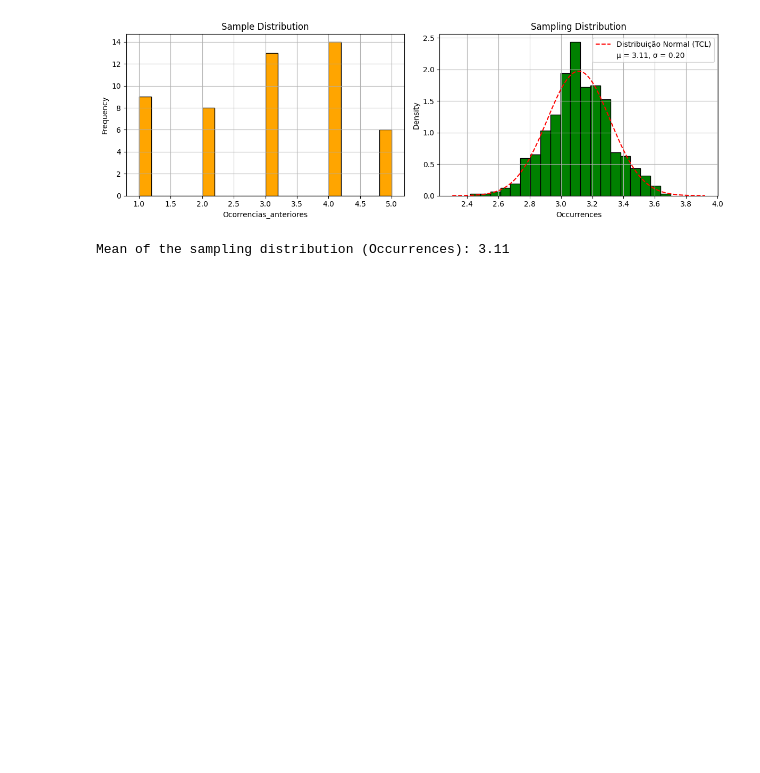
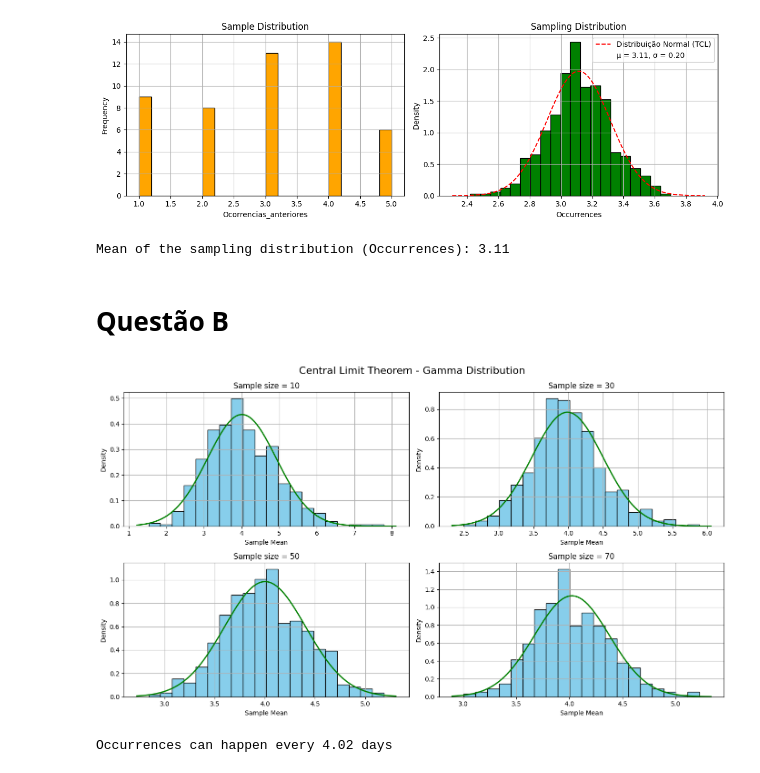
Before and after one commit to ANDRERAIMUNDO/atividade-03-PPGCC-2025_1, a Jupyter notebook: Atividade_03_PPGCC_2025_1.ipynb, the cells around one changed output. Saved outputs shown, nothing was run; the diff lists cells and outputs as text; code cells hidden in the pictures; blank space fills up the shorter version.

```diff
--- a/Atividade_03_PPGCC_2025_1.ipynb
+++ b/Atividade_03_PPGCC_2025_1.ipynb
@@ -53,3 +53,52 @@ print(f"Mean of the sampling distribution (Occurrences): {mu:.2f}")
 # %% [output]
 [figure]
 Mean of the sampling distribution (Occurrences): 3.11
+# %% [markdown]
+# Questão B
+# %%
+import pandas as pd
+import numpy as np
+import matplotlib.pyplot as plt
+from scipy.stats import gamma, norm
+
+url = 'https://raw.githubusercontent.com/ANDRERAIMUNDO/data-atividade-2/main/rootcause_success.csv'
+df = pd.read_csv(url)
+
+previous_occurrences = df['Ocorrencias_anteriores'].dropna()
+
+# Parameters
+shape = 2.0 # α #Nota: α > 1 tenderá a uma gaussiana
+scale = 2.0 # β
+
+sample_sizes = [10, 30, 50, 70]
+n_samples = 500
+
+fig, axs = plt.subplots(2, 2, figsize=(14, 8))
+
+for idx, size in enumerate(sample_sizes):
+    row = idx // 2
+    col = idx % 2
+    #gamma.rvs -> gamma distribution
+    sample_means = [np.mean(gamma.rvs(shape, scale=scale, size=size)) for _ in range(n_samples)]
+
+    axs[row][col].hist(sample_means, bins=20, color='skyblue', edgecolor='black', density=True)
+    mean = np.mean(sample_means)
+    std = np.std(sample_means)
+
+    xmin, xmax = axs[row][col].get_xlim()
+    x = np.linspace(xmin, xmax, 100)
+    y = norm.pdf(x, mean, std)
+    axs[row][col].plot(x, y, 'g-', lw=2)
+
+    axs[row][col].set_title(f'Sample size = {size}')
+    axs[row][col].set_xlabel('Sample Mean')
+    axs[row][col].set_ylabel('Density')
+    axs[row][col].grid(True)
+
+fig.suptitle('Central Limit Theorem - Gamma Distribution', fontsize=16)
+plt.tight_layout()
+plt.show()
+print('Occurrences can happen every ' + str(round(mean, 2)) + ' days')
+# %% [output]
+[figure, added]
+Occurrences can happen every 4.02 days
```
Also changed, not shown: parts of 1 cell of this notebook.
